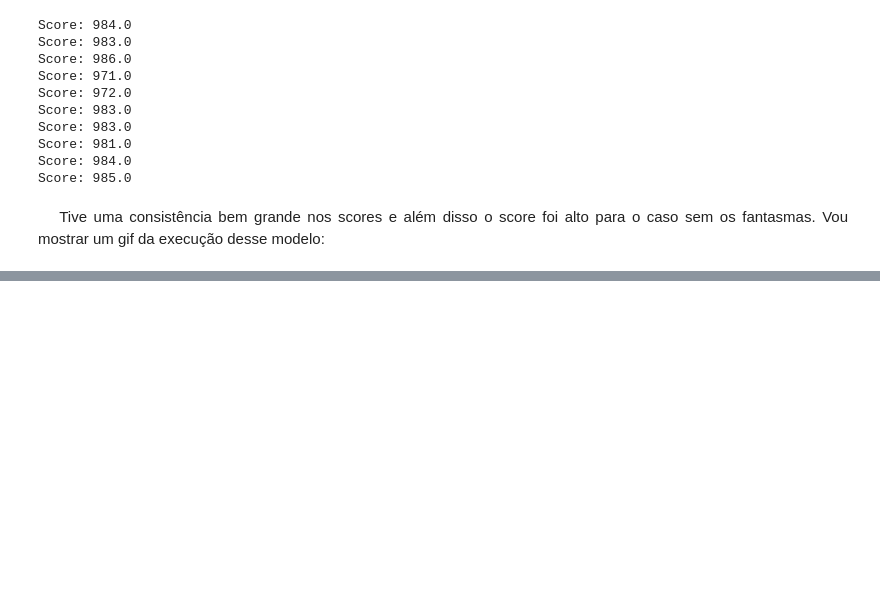
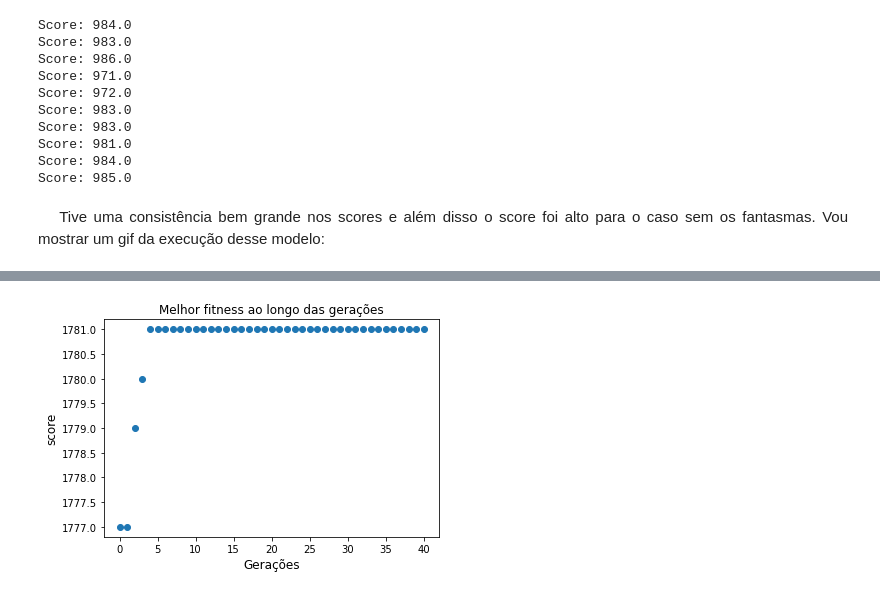
Before and after one commit to MateusOlivi/Machine-Learning, a Jupyter notebook: Projeto3/python3test/Projeto3.ipynb, the cells around one changed output, grey strips where cells are left out. Drawn from its saved outputs; the diff is of its cells as text; code cells hidden in the pictures; blank space fills up the shorter version.

```diff
--- a/Projeto3/python3test/Projeto3.ipynb
+++ b/Projeto3/python3test/Projeto3.ipynb
@@ -464,0 +545,4 @@ Score: 985.0
+# %%
+plotGraph(best_individualSC, 'Melhor fitness ao longo das gerações')
+# %% [output]
+[figure, added]
```
Also changed, not shown: parts of 45 cells of this notebook, 2 other files.
